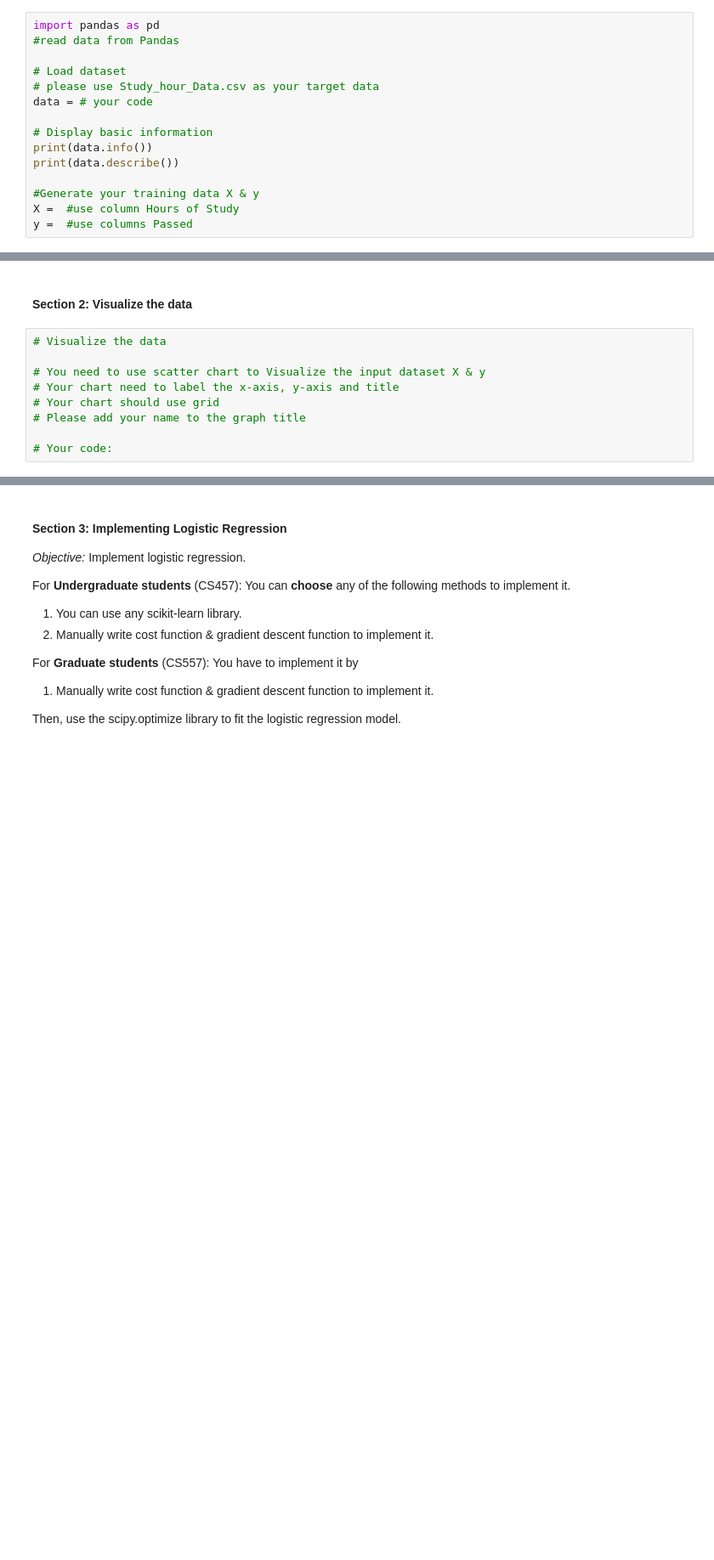
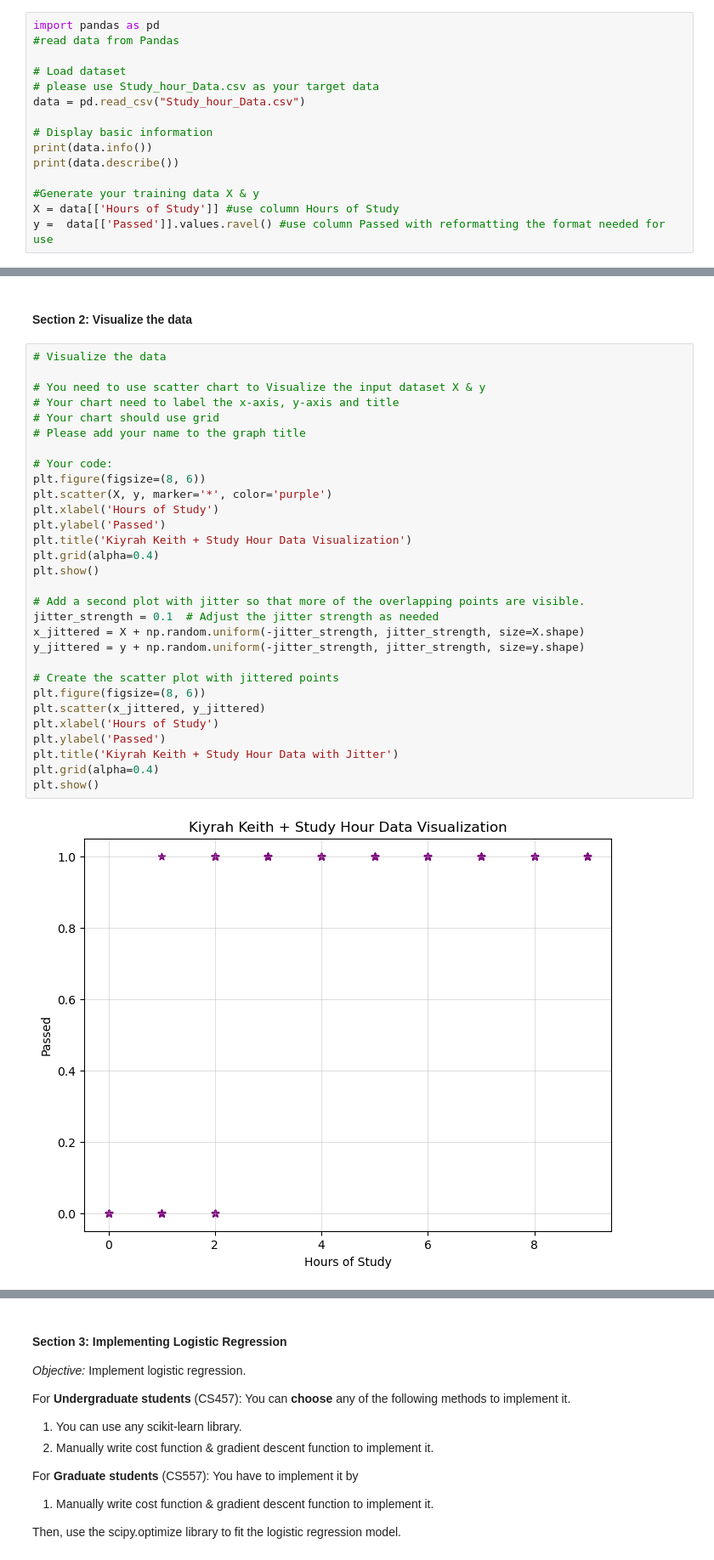
Before and after one commit to KiyrahKeith/CS457_Lab2, a Jupyter notebook: lab2.ipynb, the cells around one changed output, grey strips where cells are left out. Shown at 85% size. Cells and saved outputs as stored; diff of their text form; blank space fills up the shorter version.

```diff
--- a/lab2.ipynb
+++ b/lab2.ipynb
@@ -202,12 +202,12 @@ import pandas as pd
 
 # Load dataset
 # please use Study_hour_Data.csv as your target data
-data = # your code
+data = pd.read_csv("Study_hour_Data.csv")
 
 # Display basic information
 print(data.info())
 print(data.describe())
 
 #Generate your training data X & y
-X =  #use column Hours of Study
-y =  #use columns Passed
+X = data[['Hours of Study']] #use column Hours of Study
+y =  data[['Passed']].values.ravel() #use column Passed with reformatting the format needed for use
@@ -216,9 +237,32 @@ y =  #use columns Passed
 # %%
 # Visualize the data
 
 # You need to use scatter chart to Visualize the input dataset X & y
 # Your chart need to label the x-axis, y-axis and title
 # Your chart should use grid
 # Please add your name to the graph title
 
 # Your code:
+plt.figure(figsize=(8, 6))
+plt.scatter(X, y, marker='*', color='purple')
+plt.xlabel('Hours of Study')
+plt.ylabel('Passed')
+plt.title('Kiyrah Keith + Study Hour Data Visualization')
+plt.grid(alpha=0.4)
+plt.show()
+
+# Add a second plot with jitter so that more of the overlapping points are visible.
+jitter_strength = 0.1  # Adjust the jitter strength as needed
+x_jittered = X + np.random.uniform(-jitter_strength, jitter_strength, size=X.shape)
+y_jittered = y + np.random.uniform(-jitter_strength, jitter_strength, size=y.shape)
+
+# Create the scatter plot with jittered points
+plt.figure(figsize=(8, 6))
+plt.scatter(x_jittered, y_jittered)
+plt.xlabel('Hours of Study')
+plt.ylabel('Passed')
+plt.title('Kiyrah Keith + Study Hour Data with Jitter')
+plt.grid(alpha=0.4)
+plt.show()
+# %% [output]
+[figure, added]
```
Also changed, not shown: parts of 8 cells of this notebook, 1 other file.
